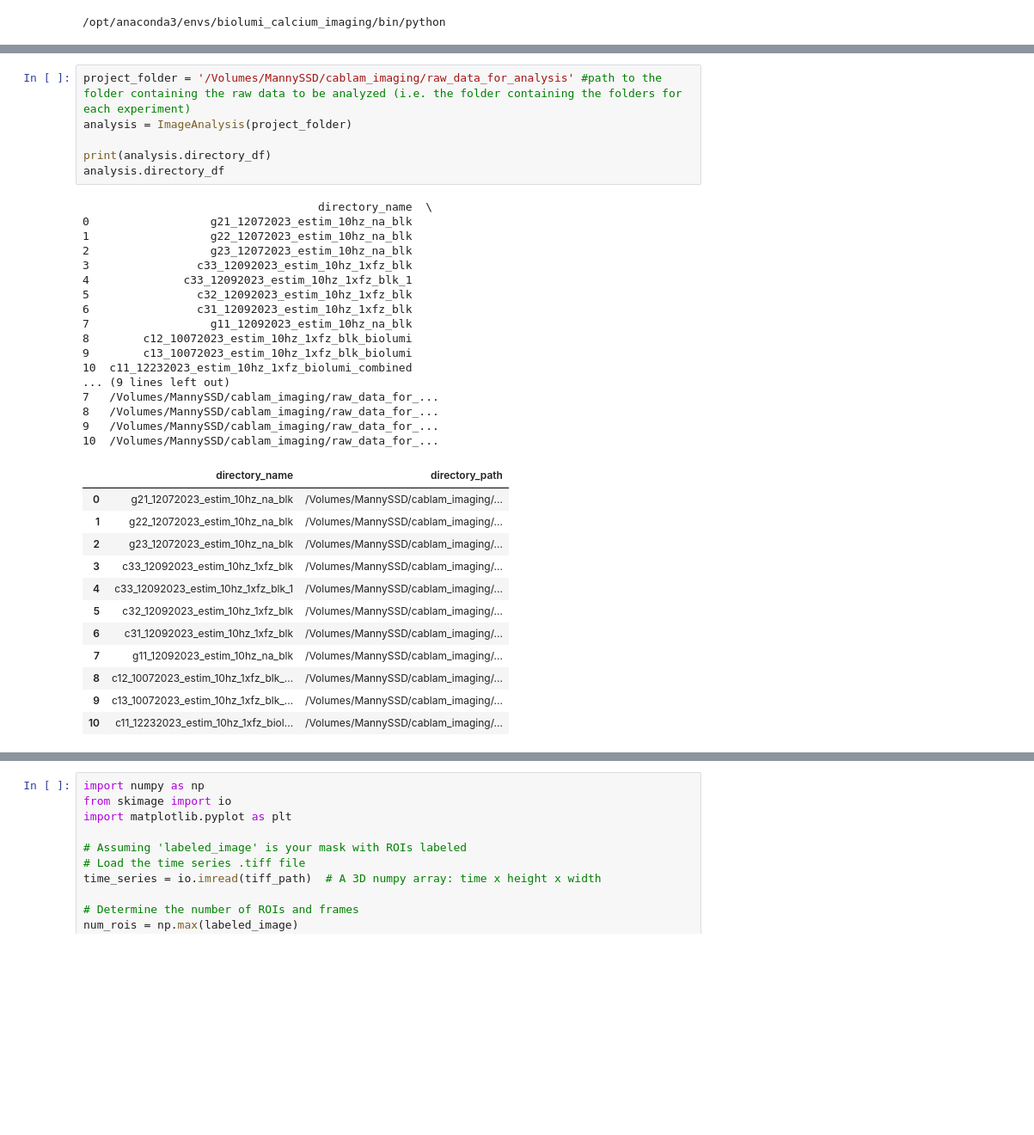
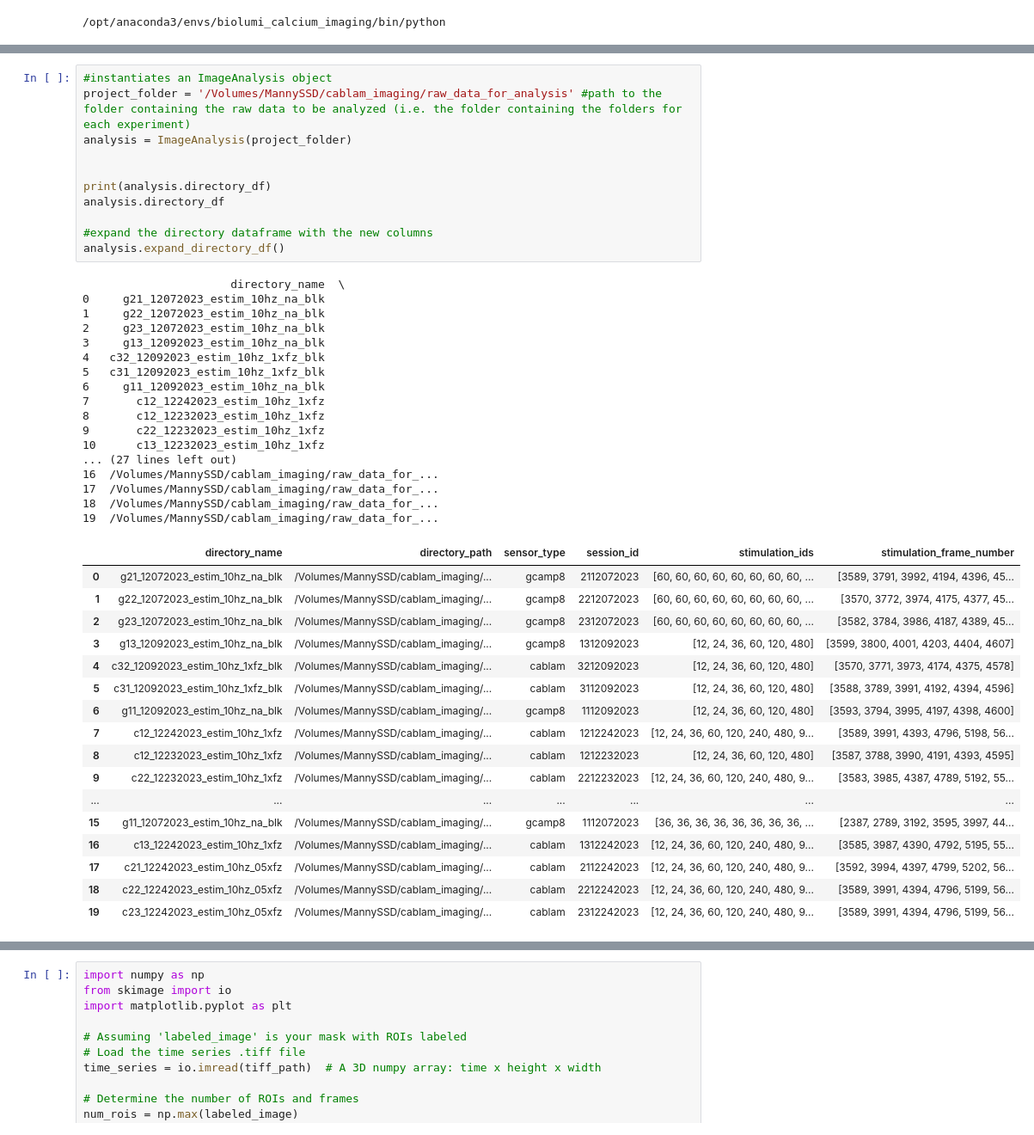
Before and after one commit to ecresp1el/biolumi_calcium_imaging, a Jupyter notebook: notebooks/calcium_imaging_analysis.ipynb, the cells around one changed output, grey strips where cells are left out. Shown at 86% size. Saved outputs shown, nothing was run; the diff lists cells and outputs as text; blank space fills up the shorter version.

Commit message:
updates for ROI analysis with methods

```diff
--- a/notebooks/calcium_imaging_analysis.ipynb
+++ b/notebooks/calcium_imaging_analysis.ipynb
@@ -13,36 +294,46 @@ print(sys.executable) #print the path of the Python executable being used, which
 # %%
+#instantiates an ImageAnalysis object
 project_folder = '/Volumes/MannySSD/cablam_imaging/raw_data_for_analysis' #path to the folder containing the raw data to be analyzed (i.e. the folder containing the folders for each experiment)
 analysis = ImageAnalysis(project_folder)
 
+
 print(analysis.directory_df)
 analysis.directory_df
+
+#expand the directory dataframe with the new columns
+analysis.expand_directory_df()
 # %% [output]
-                                   directory_name  \
-0                  g21_12072023_estim_10hz_na_blk
-1                  g22_12072023_estim_10hz_na_blk
-2                  g23_12072023_estim_10hz_na_blk
-3                c33_12092023_estim_10hz_1xfz_blk
-4              c33_12092023_estim_10hz_1xfz_blk_1
-5                c32_12092023_estim_10hz_1xfz_blk
-6                c31_12092023_estim_10hz_1xfz_blk
-7                  g11_12092023_estim_10hz_na_blk
-8        c12_10072023_estim_10hz_1xfz_blk_biolumi
-9        c13_10072023_estim_10hz_1xfz_blk_biolumi
-10  c11_12232023_estim_10hz_1xfz_biolumi_combined
-... (9 lines left out)
-7   /Volumes/MannySSD/cablam_imaging/raw_data_for_...
-8   /Volumes/MannySSD/cablam_imaging/raw_data_for_...
-9   /Volumes/MannySSD/cablam_imaging/raw_data_for_...
-10  /Volumes/MannySSD/cablam_imaging/raw_data_for_...
+                      directory_name  \
+0     g21_12072023_estim_10hz_na_blk
+1     g22_12072023_estim_10hz_na_blk
+2     g23_12072023_estim_10hz_na_blk
+3     g13_12092023_estim_10hz_na_blk
+4   c32_12092023_estim_10hz_1xfz_blk
+5   c31_12092023_estim_10hz_1xfz_blk
+6     g11_12092023_estim_10hz_na_blk
+7       c12_12242023_estim_10hz_1xfz
+8       c12_12232023_estim_10hz_1xfz
+9       c22_12232023_estim_10hz_1xfz
+10      c13_12232023_estim_10hz_1xfz
+... (27 lines left out)
+16  /Volumes/MannySSD/cablam_imaging/raw_data_for_...
+17  /Volumes/MannySSD/cablam_imaging/raw_data_for_...
+18  /Volumes/MannySSD/cablam_imaging/raw_data_for_...
+19  /Volumes/MannySSD/cablam_imaging/raw_data_for_...
-|  | directory_name | directory_path |
-| 0 | g21_12072023_estim_10hz_na_blk | /Volumes/MannySSD/cablam_imaging/... |
-| 1 | g22_12072023_estim_10hz_na_blk | /Volumes/MannySSD/cablam_imaging/... |
-| 2 | g23_12072023_estim_10hz_na_blk | /Volumes/MannySSD/cablam_imaging/... |
-| 3 | c33_12092023_estim_10hz_1xfz_blk | /Volumes/MannySSD/cablam_imaging/... |
-| 4 | c33_12092023_estim_10hz_1xfz_blk_1 | /Volumes/MannySSD/cablam_imaging/... |
-| 5 | c32_12092023_estim_10hz_1xfz_blk | /Volumes/MannySSD/cablam_imaging/... |
-| 6 | c31_12092023_estim_10hz_1xfz_blk | /Volumes/MannySSD/cablam_imaging/... |
-| 7 | g11_12092023_estim_10hz_na_blk | /Volumes/MannySSD/cablam_imaging/... |
-| 8 | c12_10072023_estim_10hz_1xfz_blk_... | /Volumes/MannySSD/cablam_imaging/... |
-| 9 | c13_10072023_estim_10hz_1xfz_blk_... | /Volumes/MannySSD/cablam_imaging/... |
-| 10 | c11_12232023_estim_10hz_1xfz_biol... | /Volumes/MannySSD/cablam_imaging/... |
+|  | directory_name | directory_path | sensor_type | session_id | stimulation_ids | stimulation_frame_number |
+| 0 | g21_12072023_estim_10hz_na_blk | /Volumes/MannySSD/cablam_imaging/... | gcamp8 | 2112072023 | [60, 60, 60, 60, 60, 60, 60, 60, ... | [3589, 3791, 3992, 4194, 4396, 45... |
+| 1 | g22_12072023_estim_10hz_na_blk | /Volumes/MannySSD/cablam_imaging/... | gcamp8 | 2212072023 | [60, 60, 60, 60, 60, 60, 60, 60, ... | [3570, 3772, 3974, 4175, 4377, 45... |
+| 2 | g23_12072023_estim_10hz_na_blk | /Volumes/MannySSD/cablam_imaging/... | gcamp8 | 2312072023 | [60, 60, 60, 60, 60, 60, 60, 60, ... | [3582, 3784, 3986, 4187, 4389, 45... |
+| 3 | g13_12092023_estim_10hz_na_blk | /Volumes/MannySSD/cablam_imaging/... | gcamp8 | 1312092023 | [12, 24, 36, 60, 120, 480] | [3599, 3800, 4001, 4203, 4404, 4607] |
+| 4 | c32_12092023_estim_10hz_1xfz_blk | /Volumes/MannySSD/cablam_imaging/... | cablam | 3212092023 | [12, 24, 36, 60, 120, 480] | [3570, 3771, 3973, 4174, 4375, 4578] |
+| 5 | c31_12092023_estim_10hz_1xfz_blk | /Volumes/MannySSD/cablam_imaging/... | cablam | 3112092023 | [12, 24, 36, 60, 120, 480] | [3588, 3789, 3991, 4192, 4394, 4596] |
+| 6 | g11_12092023_estim_10hz_na_blk | /Volumes/MannySSD/cablam_imaging/... | gcamp8 | 1112092023 | [12, 24, 36, 60, 120, 480] | [3593, 3794, 3995, 4197, 4398, 4600] |
+| 7 | c12_12242023_estim_10hz_1xfz | /Volumes/MannySSD/cablam_imaging/... | cablam | 1212242023 | [12, 24, 36, 60, 120, 240, 480, 9... | [3589, 3991, 4393, 4796, 5198, 56... |
+| 8 | c12_12232023_estim_10hz_1xfz | /Volumes/MannySSD/cablam_imaging/... | cablam | 1212232023 | [12, 24, 36, 60, 120, 480] | [3587, 3788, 3990, 4191, 4393, 4595] |
+| 9 | c22_12232023_estim_10hz_1xfz | /Volumes/MannySSD/cablam_imaging/... | cablam | 2212232023 | [12, 24, 36, 60, 120, 240, 480, 9... | [3583, 3985, 4387, 4789, 5192, 55... |
+| ... | ... | ... | ... | ... | ... | ... |
+| 15 | g11_12072023_estim_10hz_na_blk | /Volumes/MannySSD/cablam_imaging/... | gcamp8 | 1112072023 | [36, 36, 36, 36, 36, 36, 36, 36, ... | [2387, 2789, 3192, 3595, 3997, 44... |
+| 16 | c13_12242023_estim_10hz_1xfz | /Volumes/MannySSD/cablam_imaging/... | cablam | 1312242023 | [12, 24, 36, 60, 120, 240, 480, 9... | [3585, 3987, 4390, 4792, 5195, 55... |
+| 17 | c21_12242023_estim_10hz_05xfz | /Volumes/MannySSD/cablam_imaging/... | cablam | 2112242023 | [12, 24, 36, 60, 120, 240, 480, 9... | [3592, 3994, 4397, 4799, 5202, 56... |
+| 18 | c22_12242023_estim_10hz_05xfz | /Volumes/MannySSD/cablam_imaging/... | cablam | 2212242023 | [12, 24, 36, 60, 120, 240, 480, 9... | [3589, 3991, 4394, 4796, 5199, 56... |
+| 19 | c23_12242023_estim_10hz_05xfz | /Volumes/MannySSD/cablam_imaging/... | cablam | 2312242023 | [12, 24, 36, 60, 120, 240, 480, 9... | [3589, 3991, 4394, 4796, 5199, 56... |
```
Also changed, not shown: parts of 23 cells of this notebook.
